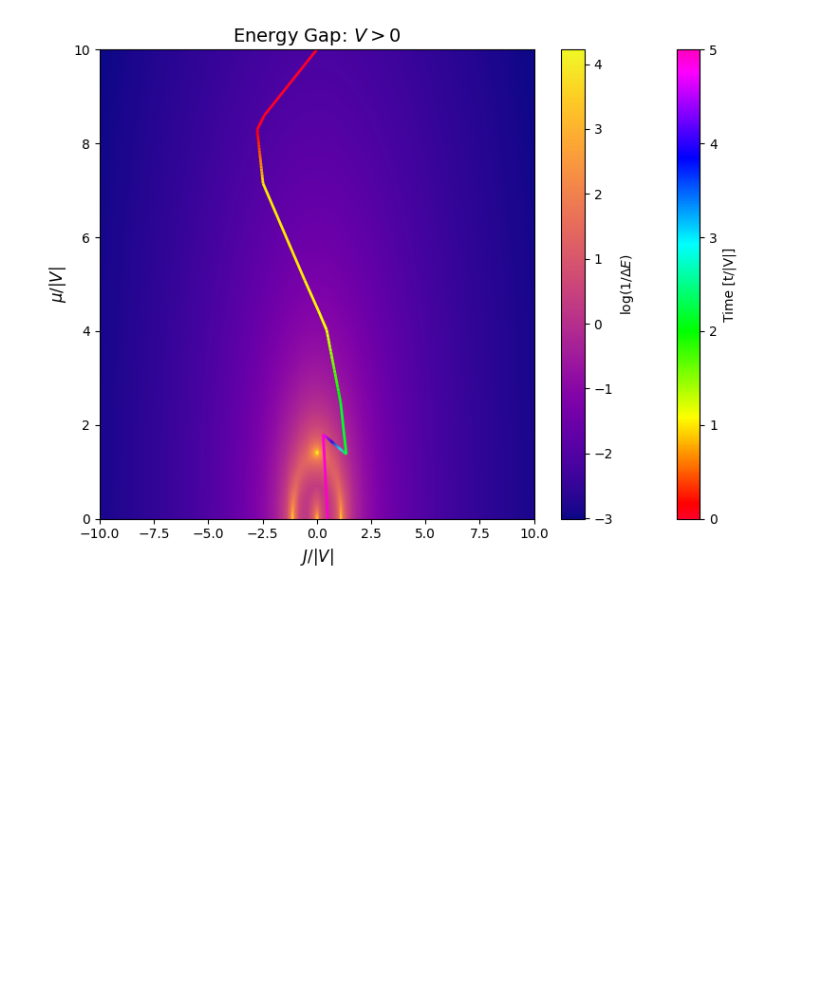
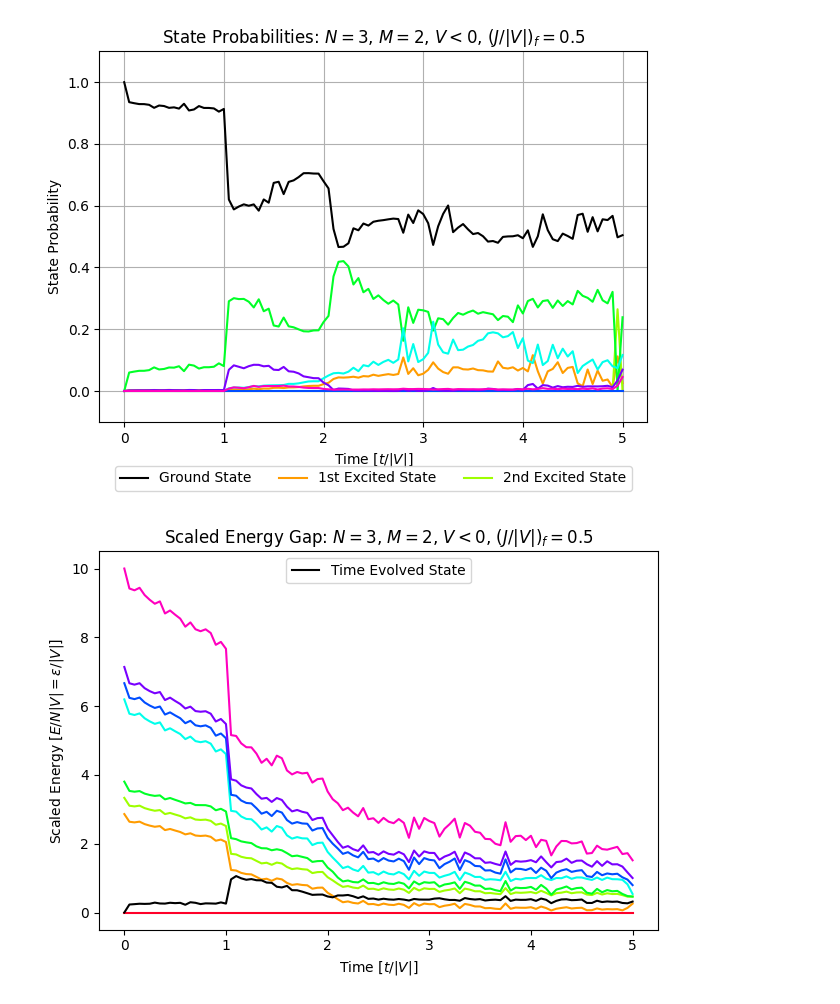
Before and after one commit to jwdesroches/synthetic_dimensions, a Jupyter notebook: variational_path_finding/variational_path_finding_linear.ipynb, the cells around one changed output. Cells and saved outputs as stored; diff of their text form; code cells hidden in the pictures; blank space fills up the shorter version.

```diff
--- a/variational_path_finding/variational_path_finding_linear.ipynb
+++ b/variational_path_finding/variational_path_finding_linear.ipynb
@@ -371,7 +374,36 @@ plot_time_evolution(N, M, results, times_dense, J_V_ratios = J_V_path, mu_V_rati
-# %%
-if np.sign(V) > 0:
-    plot_data(N, M, sign_V="positive", gap_or_sigma="energy_gap", include_path = True, mu_V_ratios = mu_V_path, J_V_ratios = J_V_path, times = times_dense)
-else:
-    plot_data(N, M, sign_V="negative", gap_or_sigma="energy_gap", include_path = True, mu_V_ratios = mu_V_path, J_V_ratios = J_V_path, times = times_dense)
-# %% [output]
-[figure, removed]
+# %%
+# Example ideal paths from your optimization (arrays of same length as times_dense):
+# times_dense, J_V_path, mu_V_path
+
+def add_noise_to_path(path, noise_strength):
+    """
+    Adds Gaussian noise to the interior of the given path, leaving the first and last points unchanged.
+    """
+    noisy_path = path.copy()
+    if len(path) > 2:
+        noise = np.random.normal(0, noise_strength, size=path[1:-1].shape)
+        noisy_path[1:-1] += noise
+    return noisy_path
+
+noise_strength = 0.1
+
+J_V_path_noisy = add_noise_to_path(J_V_path, noise_strength)
+mu_V_path_noisy = add_noise_to_path(mu_V_path, noise_strength)
+
+noisy_hamiltonians = []
+for i, t in enumerate(times_dense):
+    ham = construct_rescaled_hamiltonian(N, M, V,
+                                         mu_V_ratio=mu_V_path_noisy[i],
+                                         J_V_ratio=J_V_path_noisy[i])
+    noisy_hamiltonians.append(ham)
+
+results = simulate_hamiltonian_time_evolution(noisy_hamiltonians, times_dense)
+plot_time_evolution(N, M, results, times_dense, J_V_ratios=J_V_path_noisy, mu_V_ratios=mu_V_path_noisy)
+
+if np.sign(V) > 0:
+    plot_data(N, M, sign_V="positive", gap_or_sigma="energy_gap", include_path = True, mu_V_ratios = mu_V_path_noisy, J_V_ratios = J_V_path_noisy, times = times_dense)
+else:
+    plot_data(N, M, sign_V="negative", gap_or_sigma="energy_gap", include_path = True, mu_V_ratios = mu_V_path_noisy, J_V_ratios = J_V_path_noisy, times = times_dense)
+# %% [output]
+[figure, added]
+[figure, added]
```
Also changed, not shown: parts of 3 cells of this notebook, 1 other file.
